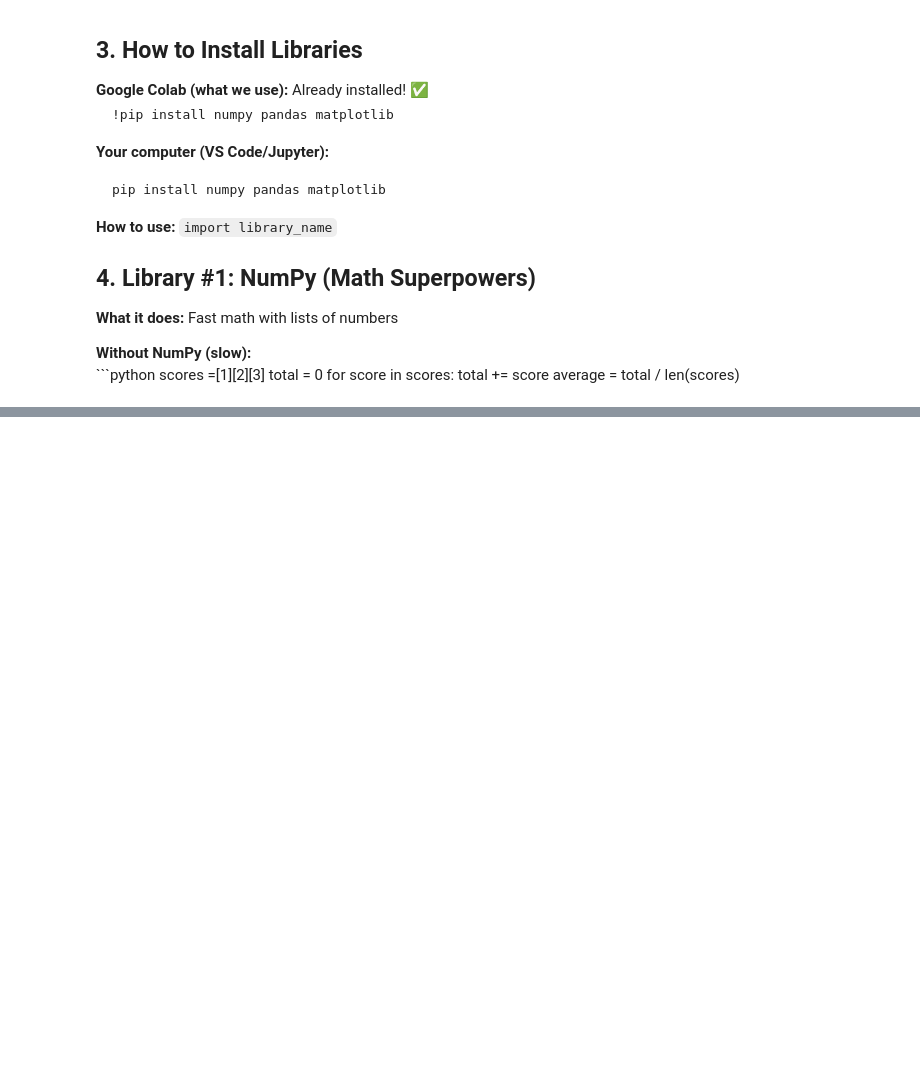
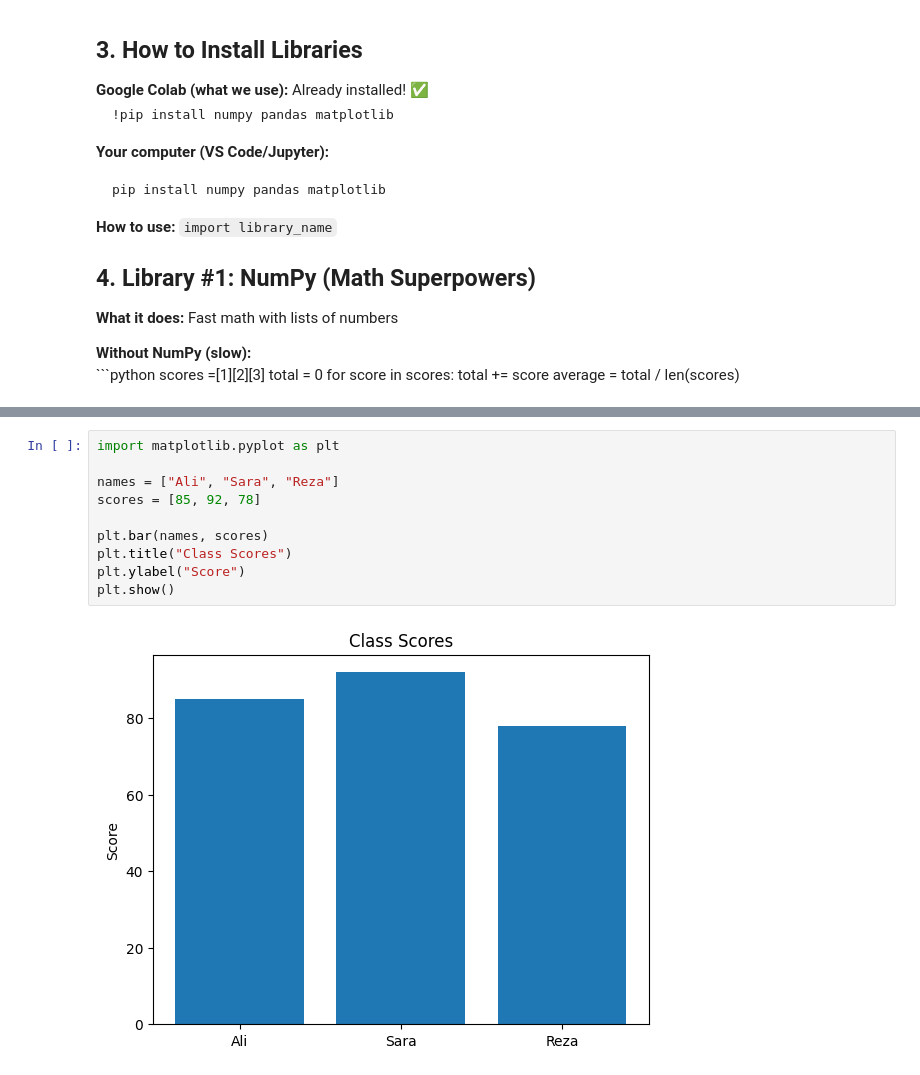
Before and after one commit to Hussainyar/Python_Course_-For_DS_ML, a Jupyter notebook: 05_Loops.ipynb, the cells around one changed output, grey strips where cells are left out. Drawn from its saved outputs; the diff is of its cells as text; blank space fills up the shorter version.

```diff
--- a/05_Loops.ipynb
+++ b/05_Loops.ipynb
@@ -1149,0 +1269,12 @@ average = total / len(scores)
+# %%
+import matplotlib.pyplot as plt
+
+names = ["Ali", "Sara", "Reza"]
+scores = [85, 92, 78]
+
+plt.bar(names, scores)
+plt.title("Class Scores")
+plt.ylabel("Score")
+plt.show()
+# %% [output]
+[figure, added]
```
Also changed, not shown: parts of 17 cells of this notebook.
